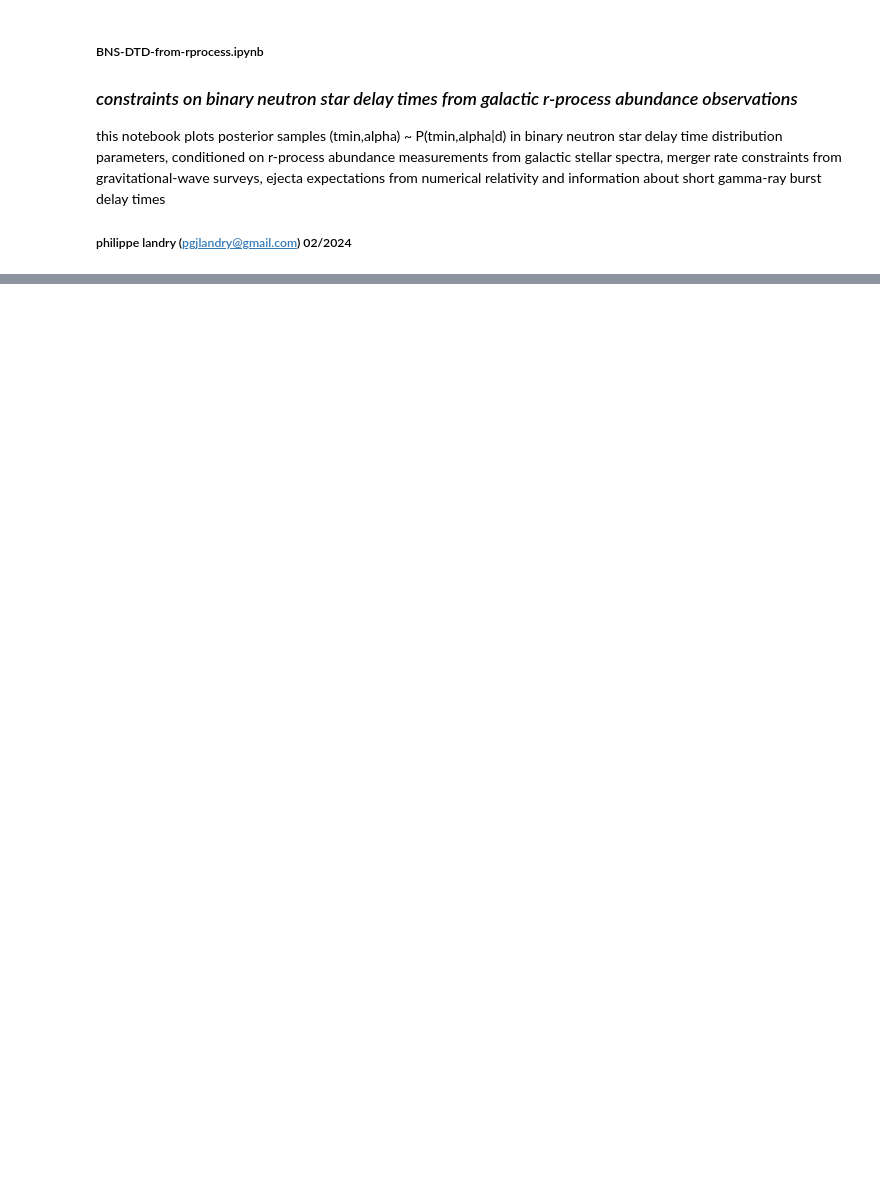
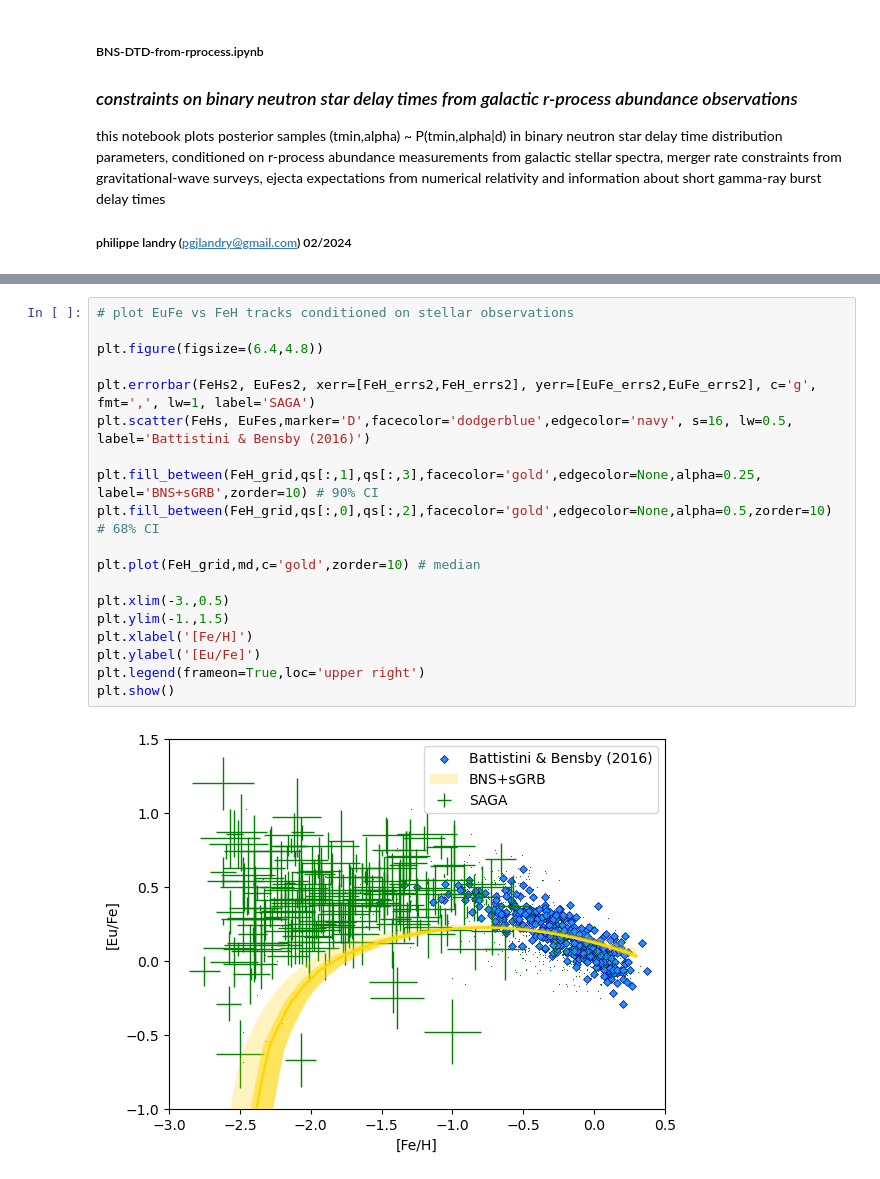
Before and after one commit to landryp/bns-dtd-rproc, a Jupyter notebook: BNS-DTD-from-rprocess.ipynb, the cells around one changed output, grey strips where cells are left out. Drawn from its saved outputs; the diff is of its cells as text; blank space fills up the shorter version.

```diff
--- a/BNS-DTD-from-rprocess.ipynb
+++ b/BNS-DTD-from-rprocess.ipynb
@@ -133,3 +135,24 @@ plt.show()
+# %%
+# plot EuFe vs FeH tracks conditioned on stellar observations
+
+plt.figure(figsize=(6.4,4.8))
+
+plt.errorbar(FeHs2, EuFes2, xerr=[FeH_errs2,FeH_errs2], yerr=[EuFe_errs2,EuFe_errs2], c='g', fmt=',', lw=1, label='SAGA')
+plt.scatter(FeHs, EuFes,marker='D',facecolor='dodgerblue',edgecolor='navy', s=16, lw=0.5, label='Battistini & Bensby (2016)')
+
+plt.fill_between(FeH_grid,qs[:,1],qs[:,3],facecolor='gold',edgecolor=None,alpha=0.25, label='BNS+sGRB',zorder=10) # 90% CI
+plt.fill_between(FeH_grid,qs[:,0],qs[:,2],facecolor='gold',edgecolor=None,alpha=0.5,zorder=10) # 68% CI
+
+plt.plot(FeH_grid,md,c='gold',zorder=10) # median
+
+plt.xlim(-3.,0.5)
+plt.ylim(-1.,1.5)
+plt.xlabel('[Fe/H]')
+plt.ylabel('[Eu/Fe]')
+plt.legend(frameon=True,loc='upper right')
+plt.show()
+# %% [output]
+[figure, added]
 # %%
 # plot DTD parameter and rate-mej posterior
 
```
Also changed, not shown: parts of 12 cells of this notebook.
